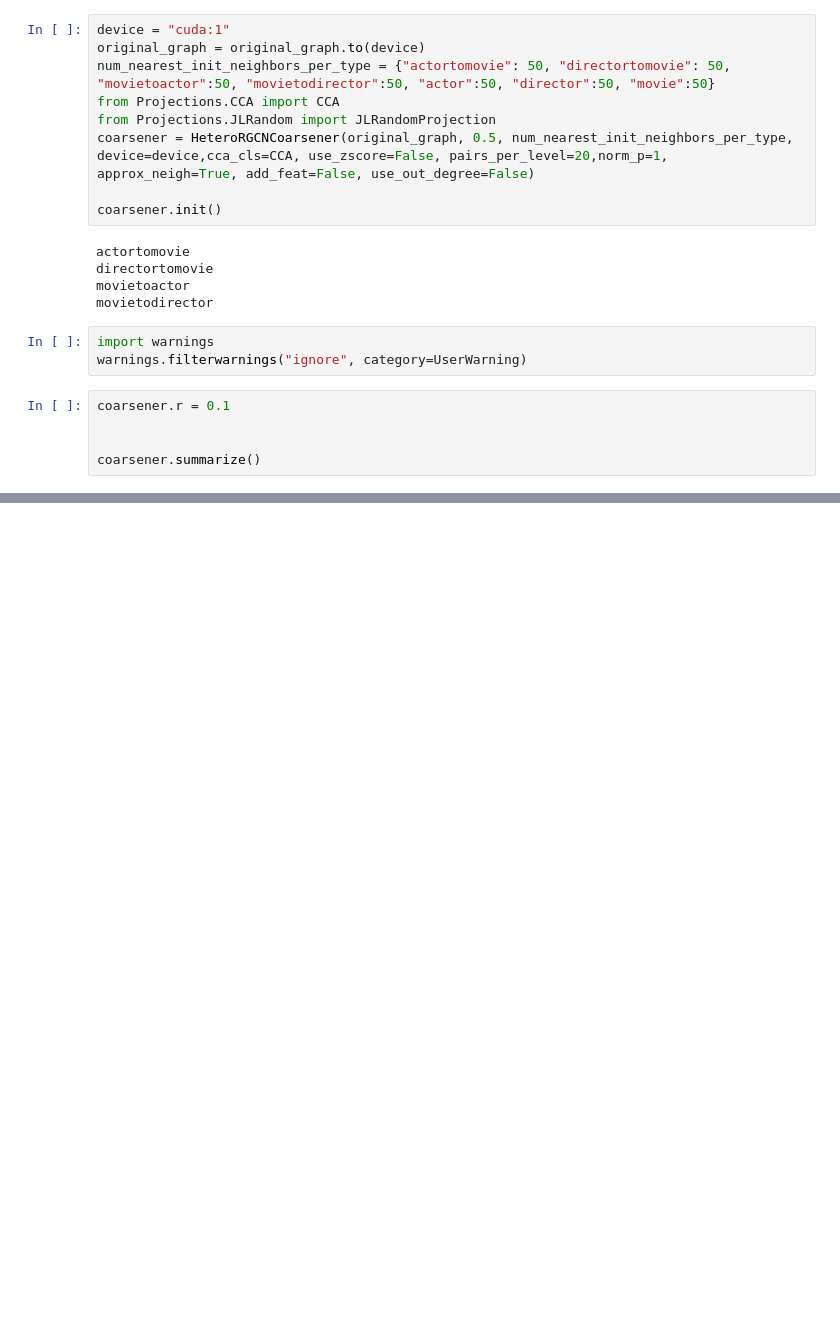
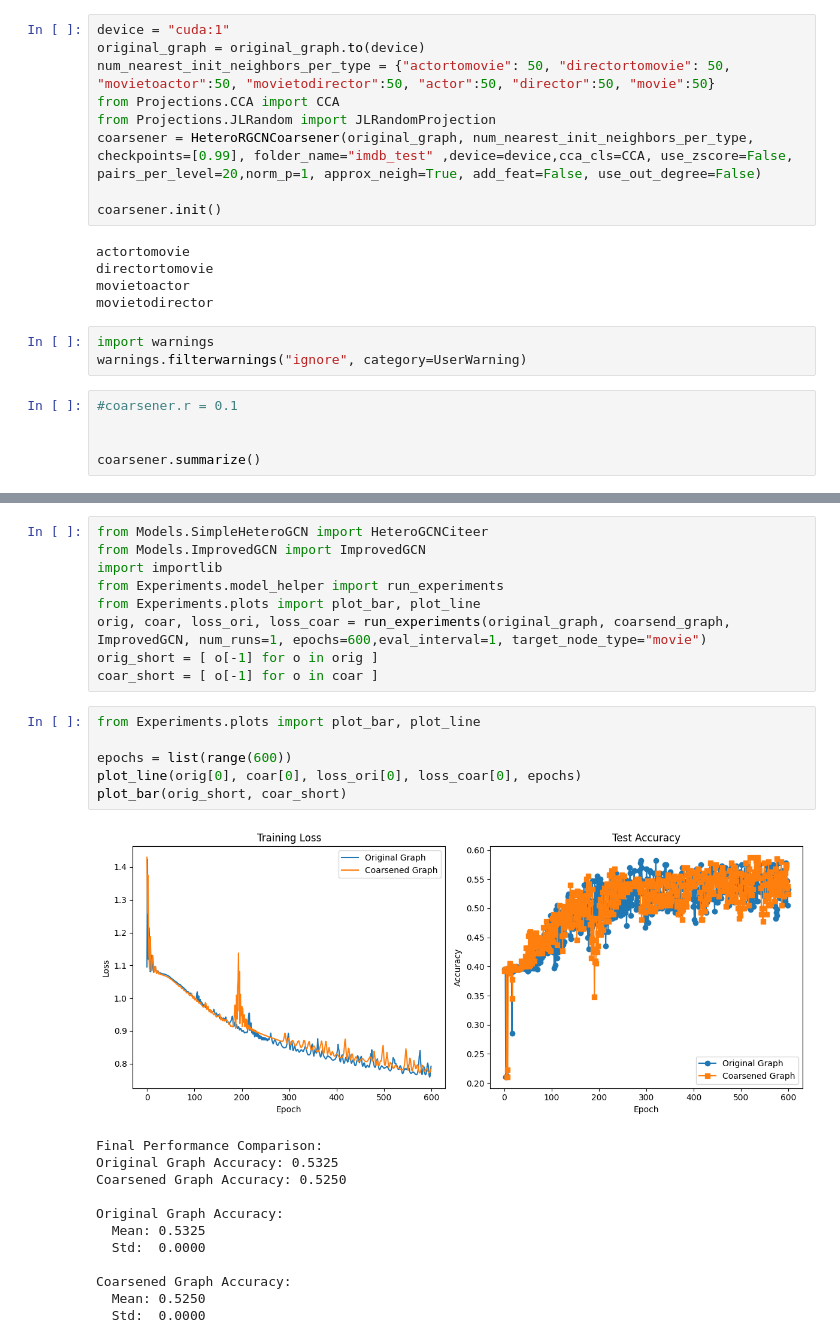
Before and after one commit to Robino-CK/hetero-conv-matching, a Jupyter notebook: test_imdb.ipynb, the cells around one changed output, grey strips where cells are left out. Saved outputs shown, nothing was run; the diff lists cells and outputs as text; blank space fills up the shorter version.

Commit message:
updated experiments

```diff
--- a/test_imdb.ipynb
+++ b/test_imdb.ipynb
@@ -18,7 +12,7 @@ original_graph = original_graph.to(device)
 num_nearest_init_neighbors_per_type = {"actortomovie": 50, "directortomovie": 50, "movietoactor":50, "movietodirector":50, "actor":50, "director":50, "movie":50}
 from Projections.CCA import CCA
 from Projections.JLRandom import JLRandomProjection
-coarsener = HeteroRGCNCoarsener(original_graph, 0.5, num_nearest_init_neighbors_per_type, device=device,cca_cls=CCA, use_zscore=False, pairs_per_level=20,norm_p=1, approx_neigh=True, add_feat=False, use_out_degree=False)
+coarsener = HeteroRGCNCoarsener(original_graph, num_nearest_init_neighbors_per_type, checkpoints=[0.99], folder_name="imdb_test" ,device=device,cca_cls=CCA, use_zscore=False, pairs_per_level=20,norm_p=1, approx_neigh=True, add_feat=False, use_out_degree=False)
 
 coarsener.init()
 # %% [output]
@@ -30,7 +24,7 @@ movietodirector
 import warnings
 warnings.filterwarnings("ignore", category=UserWarning)
 # %%
-coarsener.r = 0.1
+#coarsener.r = 0.1
 
 
 coarsener.summarize()
@@ -494,0 +56,28 @@ Coarsened Graph Accuracy: 0.4549
+# %%
+from Models.SimpleHeteroGCN import HeteroGCNCiteer
+from Models.ImprovedGCN import ImprovedGCN
+import importlib
+from Experiments.model_helper import run_experiments
+from Experiments.plots import plot_bar, plot_line
+orig, coar, loss_ori, loss_coar = run_experiments(original_graph, coarsend_graph,  ImprovedGCN, num_runs=1, epochs=600,eval_interval=1, target_node_type="movie")
+orig_short = [ o[-1] for o in orig ]
+coar_short = [ o[-1] for o in coar ]
+# %%
+from Experiments.plots import plot_bar, plot_line
+
+epochs = list(range(600))
+plot_line(orig[0], coar[0], loss_ori[0], loss_coar[0], epochs)
+plot_bar(orig_short, coar_short)
+# %% [output]
+[figure, added]
+Final Performance Comparison:
+Original Graph Accuracy: 0.5325
+Coarsened Graph Accuracy: 0.5250
+
+Original Graph Accuracy:
+  Mean: 0.5325
+  Std:  0.0000
+
+Coarsened Graph Accuracy:
+  Mean: 0.5250
+  Std:  0.0000
```
Also changed, not shown: parts of 12 cells of this notebook, 11 other files.
